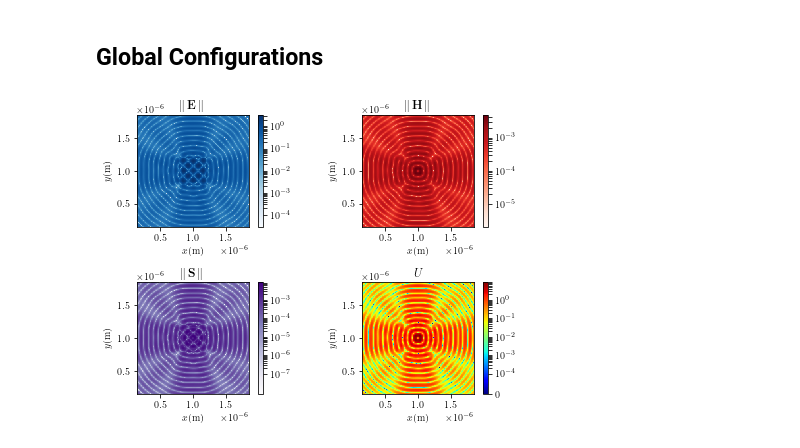
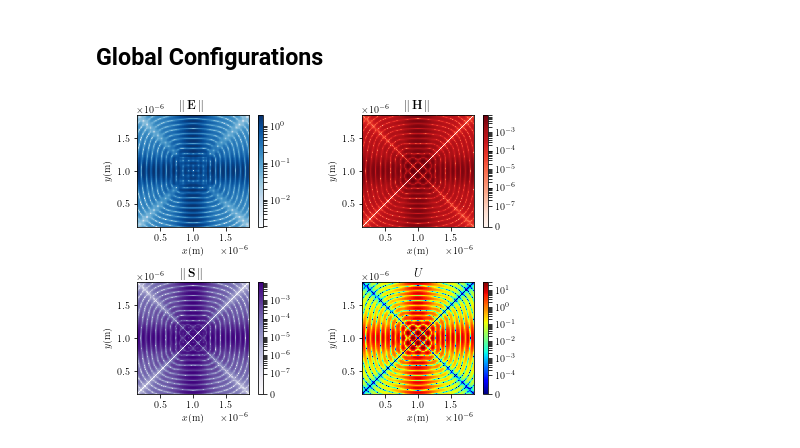
Before and after one commit to slhshamloo/maxwell-fdtd, a Jupyter notebook: simulations/square-loop.ipynb, the cells around one changed output. Saved outputs shown, nothing was run; the diff lists cells and outputs as text; code cells hidden in the pictures.

Commit message:
fixed direction of current in square loop

```diff
--- a/simulations/square-loop.ipynb
+++ b/simulations/square-loop.ipynb
@@ -11,27 +12,27 @@ plt.rcParams.update({"text.usetex" : True})
 # %%
 solver = slhfdtd.Solver((2e-6, 2e-6, 0))
 solver.add_source(slhfdtd.LineSource((0.8e-6, 0.8e-6, 0), (0.8e-6, 1.2e-6, 0),
-    wavelength=1.5e-7, power=1.0
+    wavelength=1.5e-7, power=1.0, direction=1, phase=pi
 ))
 solver.add_source(slhfdtd.LineSource((1.2e-6, 0.8e-6, 0), (1.2e-6, 1.2e-6, 0),
-    wavelength=1.5e-7, power=1.0
+    wavelength=1.5e-7, power=1.0, direction=1
 ))
 solver.add_source(slhfdtd.LineSource((0.8e-6, 0.8e-6, 0), (1.2e-6, 0.8e-6, 0),
-    wavelength=1.5e-7, power=1.0
+    wavelength=1.5e-7, power=1.0, direction=0, phase=pi
 ))
 solver.add_source(slhfdtd.LineSource((0.8e-6, 1.2e-6, 0), (1.2e-6, 1.2e-6, 0),
-    wavelength=1.5e-7, power=1.0
+    wavelength=1.5e-7, power=1.0, direction=0
 ))
 
 solver.add_boundary(slhfdtd.AutoPML())
 solver.run(5e-15)
 
 visualizer = slhfdtd.Visualizer(solver)
 visualizer.set_aspect('equal')
 visualizer.set_interpolation_2d('none')
 visualizer.set_variables(norms='log')
 visualizer.plot2d_magnitude()
 
-# plt.savefig('suare-loop.pdf', bbox_inches='tight')
+plt.savefig('square-loop.pdf', bbox_inches='tight')
 # %% [output]
-[figure, old version]
+[figure, new version]
```
Also changed, not shown: parts of 1 cell of this notebook, 1 other file.
